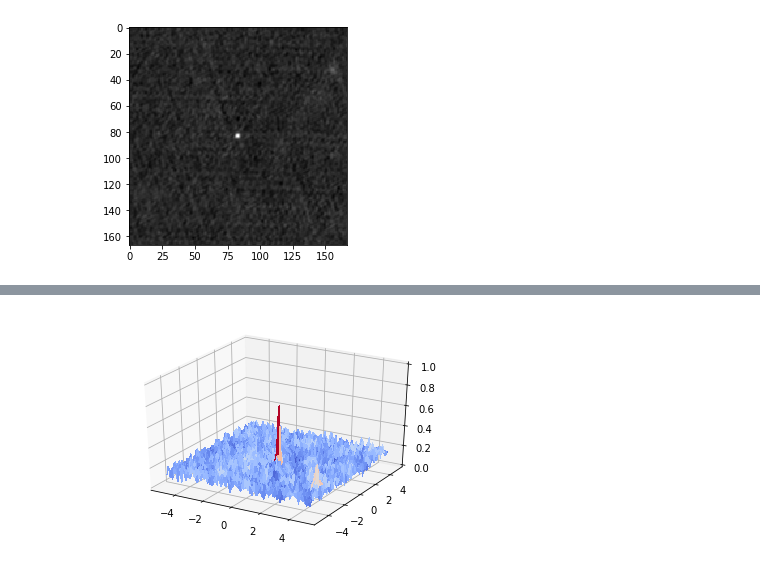
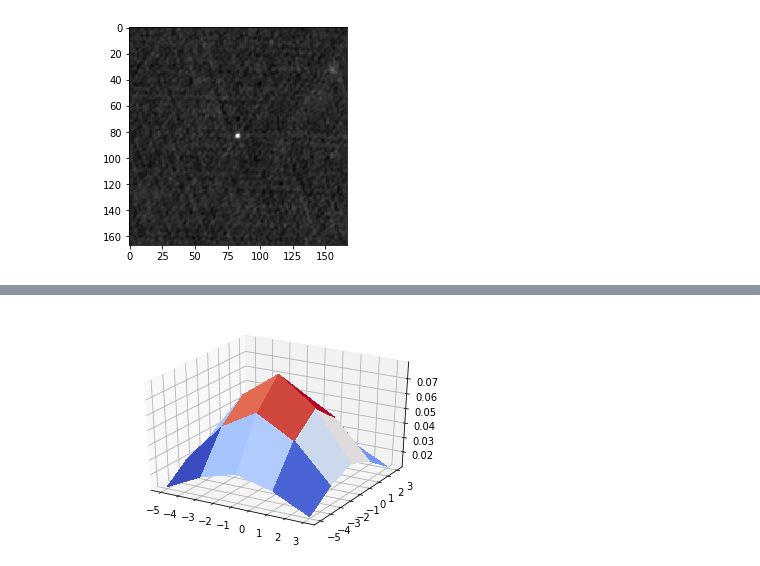
Before and after one commit to nottu/verano, a Jupyter notebook: notebook/3D morpho.ipynb, the cells around one changed output, grey strips where cells are left out. Drawn from its saved outputs; the diff is of its cells as text; code cells hidden in the pictures.

```diff
--- a/notebook/3D morpho.ipynb
+++ b/notebook/3D morpho.ipynb
@@ -25,0 +32,18 @@ NameError: name 'np' is not defined
+# %%
+%%time
+from scipy.stats import multivariate_normal
+from numba import jit #easy paralleization
+def gauss_elem(sz):
+    x_i, x_j = sz
+    center = (x_i, x_j)
+    variances = np.mat('{0},0; 0 {1}'.format(x_i, x_j))
+    gauss = multivariate_normal(center, variances)
+    img_gauss = np.zeros((2*x_i + 1, 2*x_j + 1), dtype=np.float)
+    for i in range(2*x_i + 1):
+        for j in range(2*x_j + 1):
+            img_gauss[i, j] =  gauss.pdf((i,j))
+    return img_gauss
+
+elem = gauss_elem((2, 2))
+plt.imshow(elem , cmap='gray')
+plt.show()
@@ -26,9 +54,11 @@ NameError: name 'np' is not defined
 # %%
-from mpl_toolkits.mplot3d import Axes3D
-from matplotlib import cm
+img = normalize_img(im[0].data)
+X = np.arange(-5, 5, 10/5)
+Y = np.arange(-5, 5, 10/5)
+X, Y = np.meshgrid(X, Y)
 fig = plt.figure()
 ax = fig.gca(projection='3d')
-surf = ax.plot_surface(X, Y, img, cmap=cm.coolwarm, linewidth=0, antialiased=False)
+surf = ax.plot_surface(X, Y, elem, cmap=cm.coolwarm, linewidth=0, antialiased=False)
 plt.show()
 # %% [output]
-[figure, old version]
+[figure, new version]
```
Also changed, not shown: parts of 3 cells of this notebook, 4 other files.
